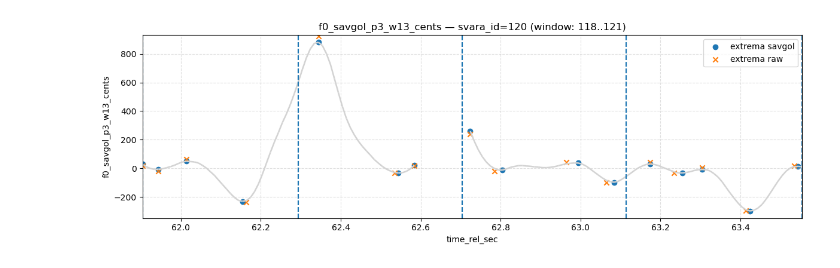
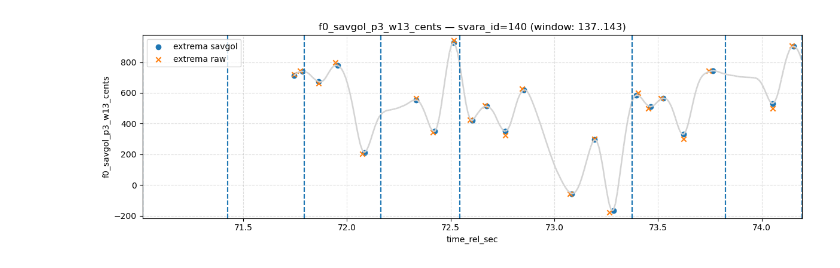
Before and after one commit to llsol/CSISD, a Jupyter notebook: notebooks/00_exploration/peaks.ipynb, the cells around one changed output. Saved outputs shown, nothing was run; the diff lists cells and outputs as text; code cells hidden in the pictures.

```diff
--- a/notebooks/00_exploration/peaks.ipynb
+++ b/notebooks/00_exploration/peaks.ipynb
@@ -28,33 +28,33 @@ import settings as S
 
 RECORDINGS_ID = S.SARASUDA_VARNAM
 recording_id = S.CURRENT_PIECE
 TONICS = S.SARASUDA_TONICS
 DATA_INTERIM = S.DATA_INTERIM
 ann_path = S.DATA_CORPUS / recording_id / "raw" / f"{recording_id}_ann_svara.tsv"
 
 
 df_pitch = load_preprocessed_pitch(recording_id, root_dir=DATA_INTERIM, tonic_hz=TONICS[recording_id], convert_to_cents=True)
 
 df_svaras = load_annotations(
         file_path=ann_path,
         annotation_type="svara",
 
     )
 
 df_pitch = attach_svara_annotations_to_pitch(df_pitch=df_pitch, df_svaras=df_svaras)
 
 df_peaks = load_peaks(recording_id, root_dir=DATA_INTERIM)
 
 
 fig, ax = plot_svara_window_with_flat_regions(
     df_pitch,
-    svara_id=120,
-    window_n=3,
+    svara_id=140,
+    window_n=6,
     pitch_col="f0_savgol_p3_w13_cents",
 )
 
 add_peaks_to_ax(ax, df_peaks, show="both", kind="both")
 ax.legend()
 plt.show()
 # %% [output]
-[figure, old version]
+[figure, new version]
```
Also changed, not shown: parts of 1 cell of this notebook, 4 other files.
